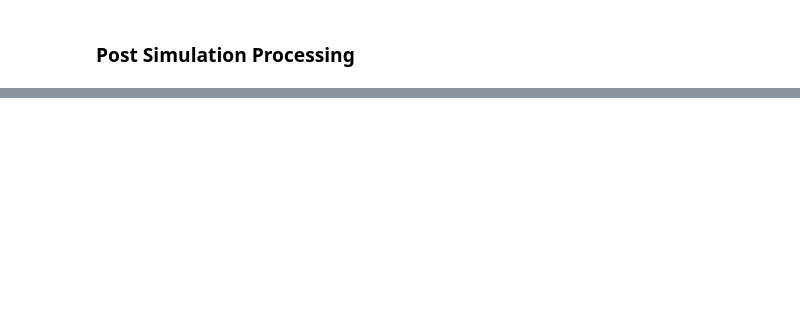
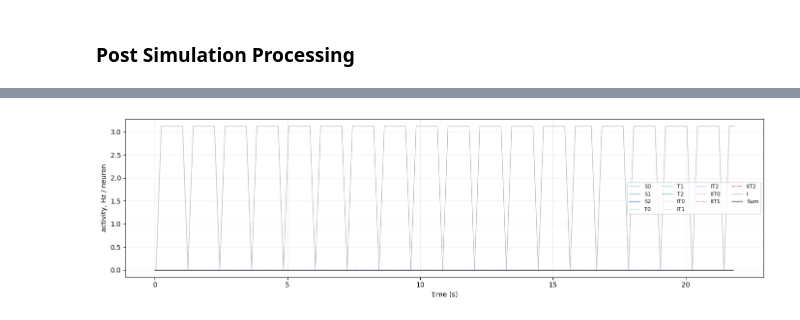
Before and after one commit to MySweetLord/Neuromorphic_Intelligence_2026, a Jupyter notebook: NSM_Network.ipynb, the cells around one changed output, grey strips where cells are left out. Drawn from its saved outputs; the diff is of its cells as text; code cells hidden in the pictures; blank space fills up the shorter version.

```diff
--- a/NSM_Network.ipynb
+++ b/NSM_Network.ipynb
@@ -786,0 +1105,72 @@ for s in range(int(NS)):
+# %%
+# ------------------------------------------------------------
+# PLOT POPULATION ACTIVITY
+# ------------------------------------------------------------
+fig, ax = plt.subplots(figsize=(14, 4))
+
+for s in range(int(NS)):
+    ax.plot(
+        S_activity_x[s],
+        S_activity_rate[s],
+        linewidth = 0.8,
+        color     = get_color(colors_S, s),
+        label     = f"S{s}"
+    )
+
+for t in range(int(NS)):
+    ax.plot(
+        T_activity_x[t],
+        T_activity_rate[t],
+        linewidth = 0.8,
+        linestyle = "--",
+        color     = get_color(colors_T, t),
+        label     = f"T{t}"
+    )
+
+for i in range(int(NS)):
+    ax.plot(
+        IT_activity_x[i],
+        IT_activity_rate[i],
+        linewidth = 0.8,
+        linestyle = ":",
+        color     = get_color(colors_IT, i),
+        label     = f"IT{i}"
+    )
+
+for i in range(int(NS)):
+    ax.plot(
+        IIT_activity_x[i],
+        IIT_activity_rate[i],
+        linewidth = 0.8,
+        linestyle = "-.",
+        color     = get_color(colors_IIT, i),
+        label     = f"IIT{i}"
+    )
+
+ax.plot(
+    I_activity_x,
+    I_activity_rate,
+    linewidth = 1.0,
+    color     = color_I,
+    alpha     = 0.5,
+    label     = "I"
+)
+
+ax.plot(
+    Sum_activity_x,
+    Sum_activity_rate,
+    linewidth = 1.0,
+    color     = color_Sum,
+    alpha     = 0.8,
+    label     = "Sum"
+)
+
+ax.set_xlabel("time (s)")
+ax.set_ylabel("activity, Hz / neuron")
+ax.grid(True, alpha=0.2)
+ax.legend(ncol=4, fontsize=8)
+
+plt.tight_layout()
+plt.show()
+# %% [output]
+[figure, added]
```
Also changed, not shown: parts of 43 cells of this notebook, 2 other files.
